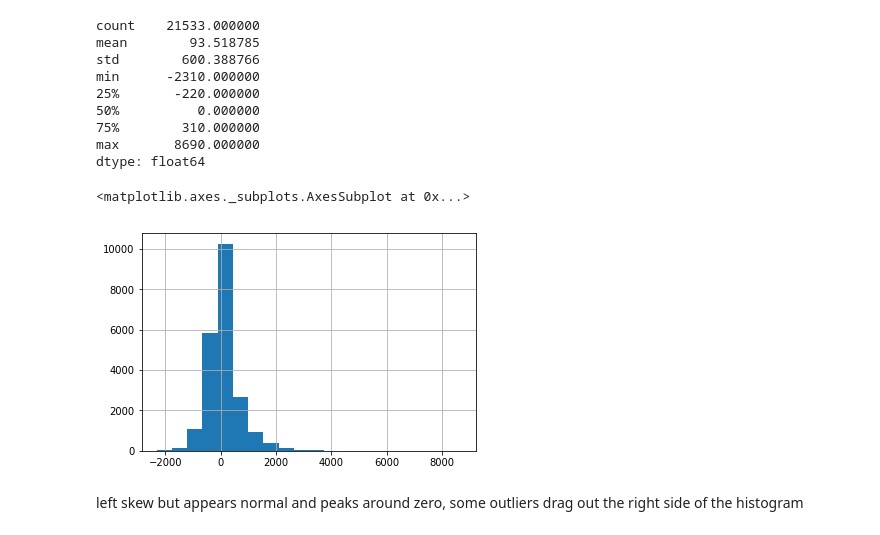
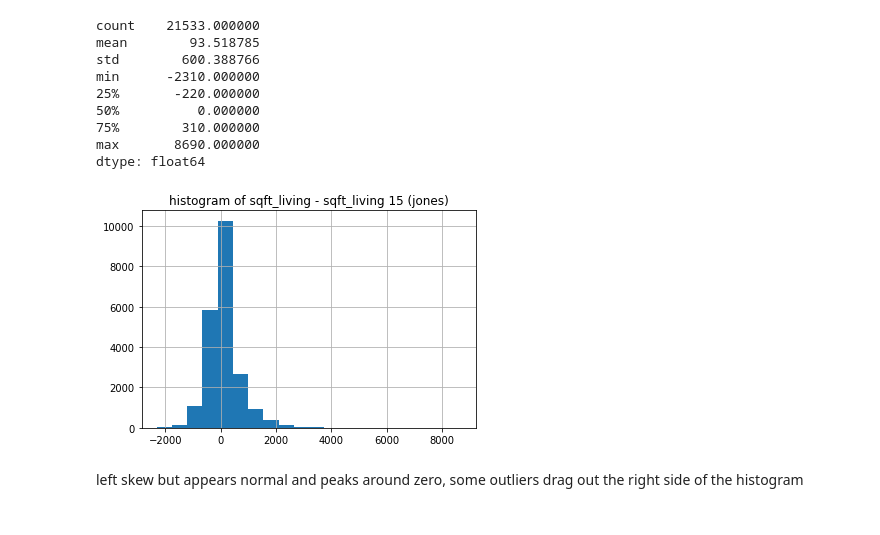
Before and after one commit to ktzioumis/Kings-County-Housing-Prices, a Jupyter notebook: student.ipynb, the cells around one changed output. Cells and saved outputs as stored; diff of their text form; code cells hidden in the pictures.

```diff
--- a/student.ipynb
+++ b/student.ipynb
@@ -609,7 +608,7 @@ This can be used for our regression model by binning the data by latitude into '
 # %%
-#create column called 'korea' with boolean assignment based on latitude for data entry
-df.korea=df.lat>47.54
-df.korea.describe()
+#create column called 'north' with boolean assignment based on latitude for data entry
+df.north=df.lat>47.54
+df.north.describe()
 # %% [output]
 count     21533
 unique        2
@@ -782,9 +785,10 @@ dtype: float64
 # %%
 #explore the 'jones' feature with a  histogram
 jones.hist(bins=20)
+plt.title('histogram of sqft_living - sqft_living 15 (jones)')
+plt.show()
 # %% [output]
-<matplotlib.axes._subplots.AxesSubplot at 0x...>
-[figure, old version]
+[figure, new version]
 # %% [markdown]
 left skew but appears normal and peaks around zero, some outliers drag out the right side of the histogram
 # %% [markdown]
```
Also changed, not shown: parts of 16 cells of this notebook, 2 other files.
